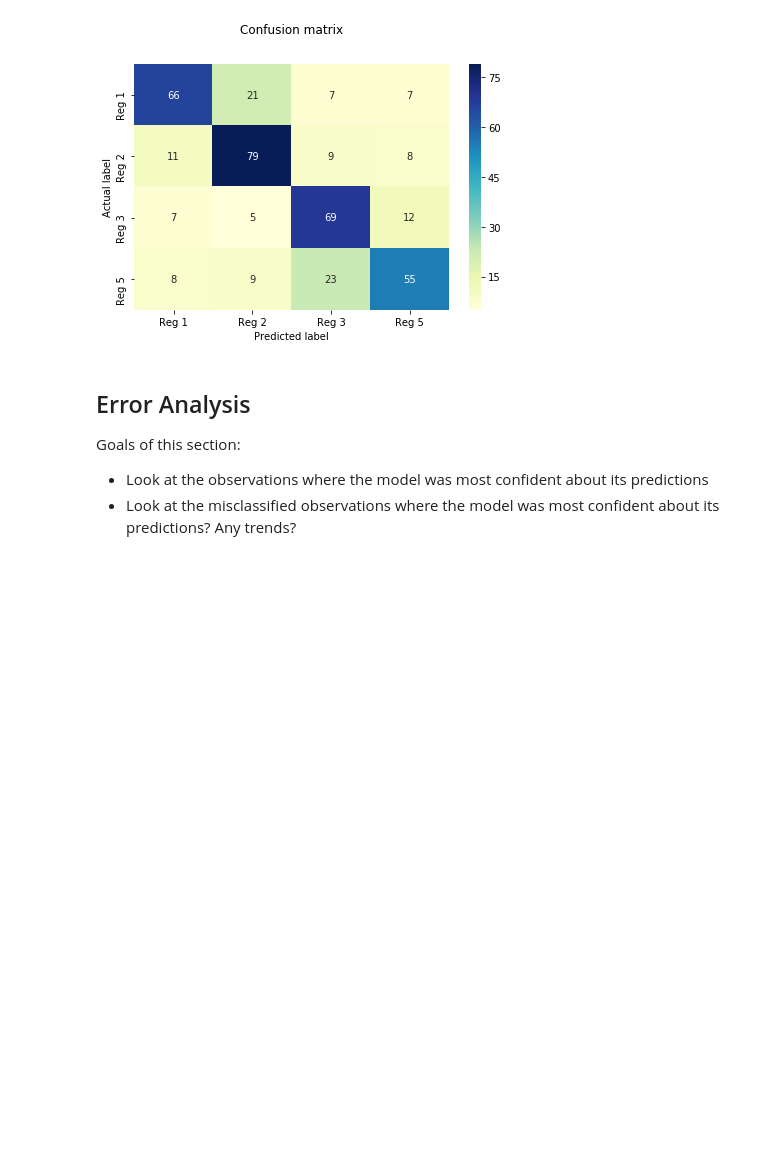
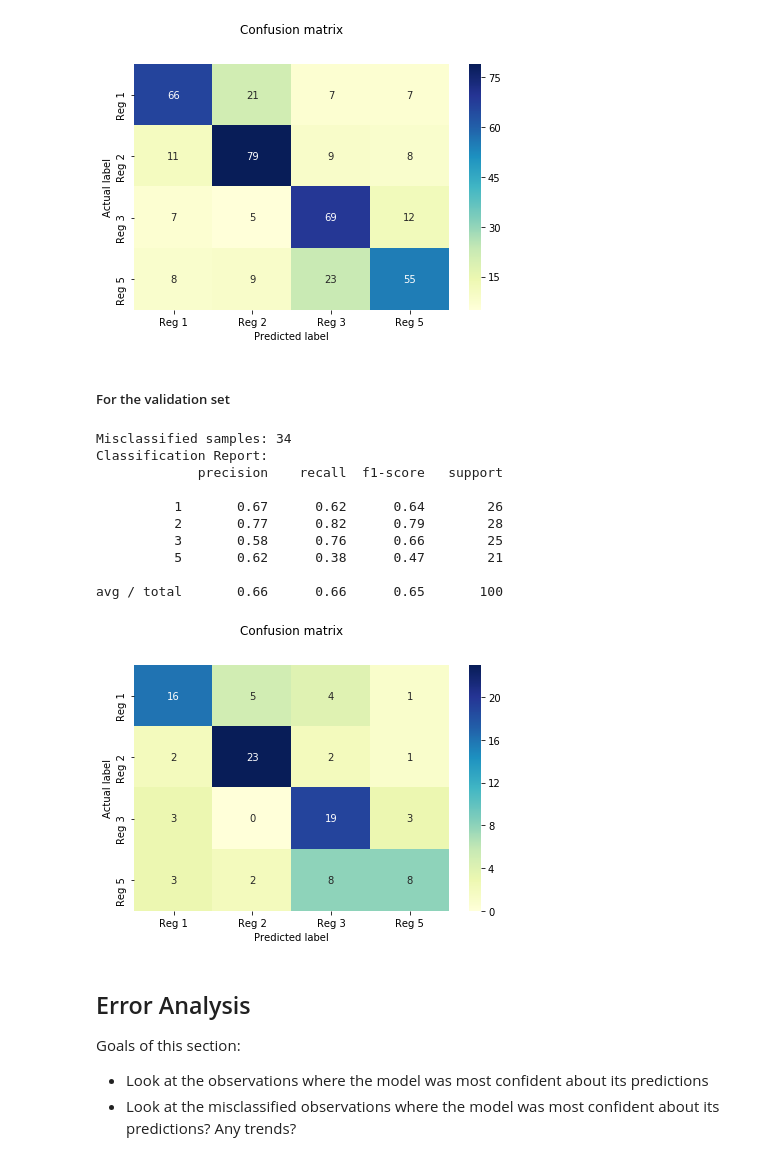
Before and after one commit to salliewalecka/Hawaii_RegimesPredictors, a Jupyter notebook: notebooks/Logistic_Regressions_with_Error_Analysis.ipynb, the cells around one changed output. Saved outputs shown, nothing was run; the diff lists cells and outputs as text; code cells hidden in the pictures; blank space fills up the shorter version.

Commit message:
found f1 score for validation set

```diff
--- a/notebooks/Logistic_Regressions_with_Error_Analysis.ipynb
+++ b/notebooks/Logistic_Regressions_with_Error_Analysis.ipynb
@@ -209,6 +211,23 @@ Classification Report:
 
 avg / total       0.68      0.68      0.68       396
 [figure]
+# %% [markdown]
+##### For the validation set
+# %%
+val_pred_multi = best_model.predict(val_X)
+evaluate_performance(val_y, val_pred_multi)
+# %% [output]
+Misclassified samples: 34
+Classification Report:
+             precision    recall  f1-score   support
+
+          1       0.67      0.62      0.64        26
+          2       0.77      0.82      0.79        28
+          3       0.58      0.76      0.66        25
+          5       0.62      0.38      0.47        21
+
+avg / total       0.66      0.66      0.65       100
+[figure, added]
 # %% [markdown]
 ## Error Analysis
 
```
Also changed, not shown: parts of 9 cells of this notebook.
